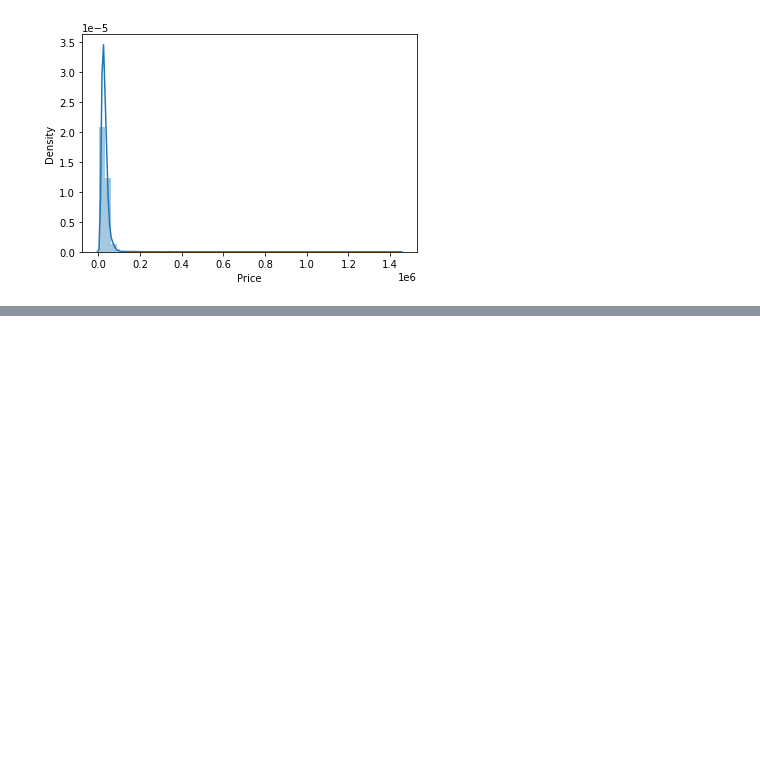
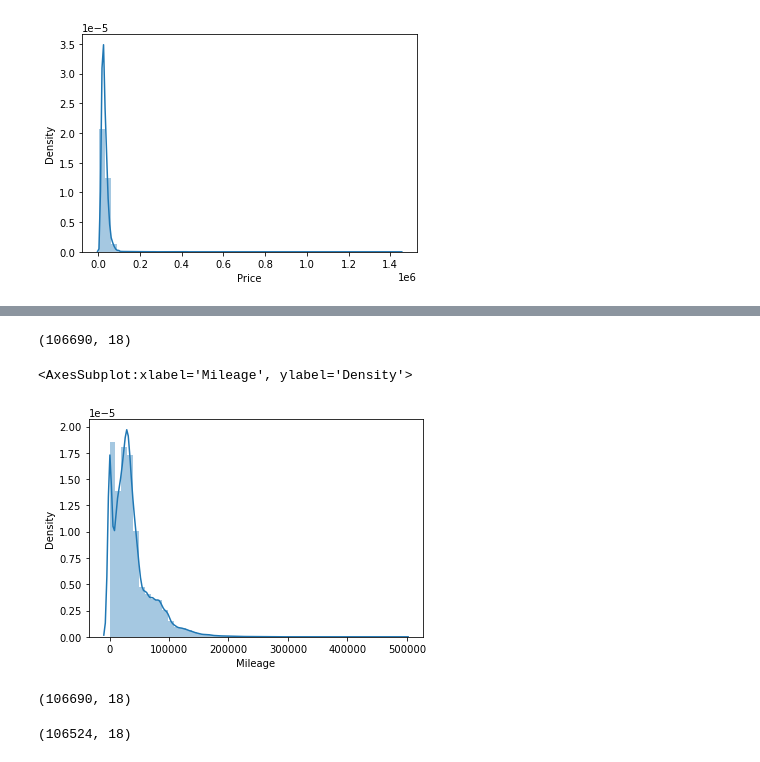
Before and after one commit to luongtruong77/regression-car-price-predictor, a Jupyter notebook: data_cleaning.ipynb, the cells around one changed output, grey strips where cells are left out. Drawn from its saved outputs; the diff is of its cells as text; code cells hidden in the pictures; blank space fills up the shorter version.

```diff
--- a/data_cleaning.ipynb
+++ b/data_cleaning.ipynb
@@ -637,0 +660,18 @@ df.to_csv('cleaned_data.csv')
+# %%
+df.shape
+# %% [output]
+(106690, 18)
+# %%
+sns.distplot(df.Mileage)
+# %% [output]
+<AxesSubplot:xlabel='Mileage', ylabel='Density'>
+[figure, added]
+# %%
+df.shape
+# %% [output]
+(106690, 18)
+# %%
+df = df[df.Mileage <= 200000]
+df.shape
+# %% [output]
+(106524, 18)
```
Also changed, not shown: parts of 33 cells of this notebook, 4 other files.
